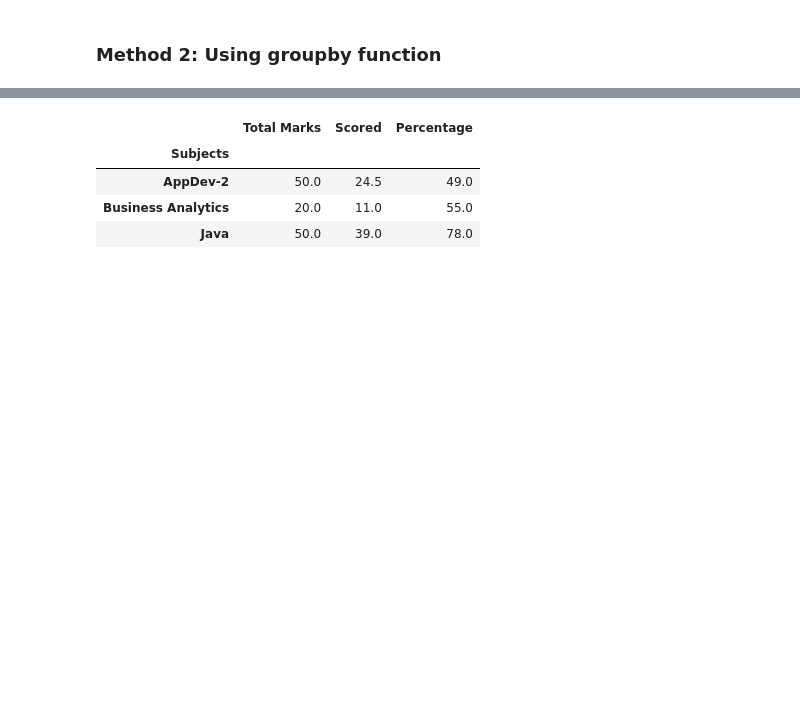
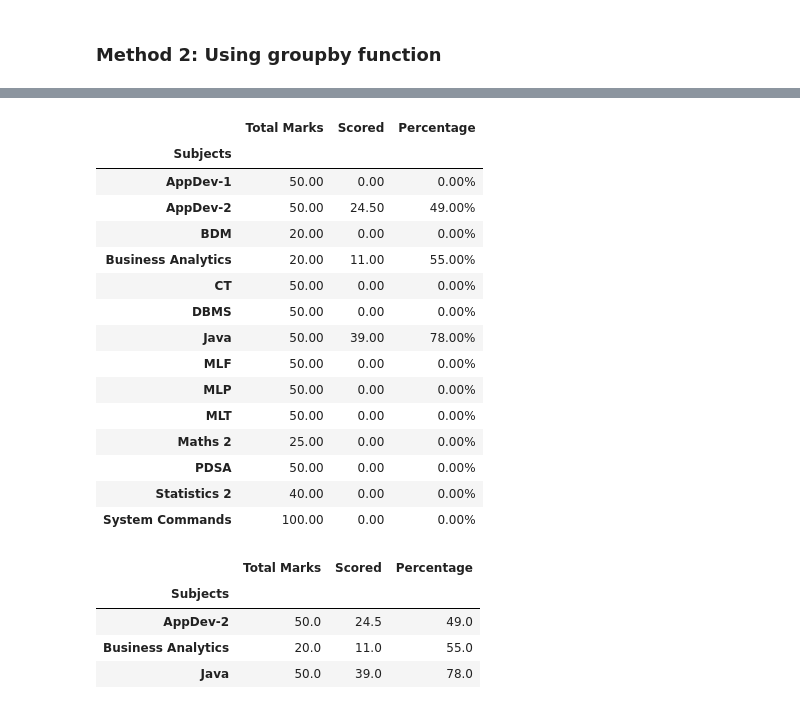
Before and after one commit to hem436/Student-s-Autograder, a Jupyter notebook: Autograder.ipynb, the cells around one changed output, grey strips where cells are left out. Drawn from its saved outputs; the diff is of its cells as text; code cells hidden in the pictures; blank space fills up the shorter version.

```diff
--- a/Autograder.ipynb
+++ b/Autograder.ipynb
@@ -222,7 +222,8 @@ for p in range(0,pdf.getNumPages()):
                             temp=[float(t[0]),float(t[-1])]
                         elif len(temp)==0:
                             temp.append(text)
-if len(row)==3:
+if len(temp)>=1:
+    row.append(temp)
     df.append(row)
 # %%
 print(len(df))
@@ -233,8 +234,7 @@ df[1]
 # %%
 df2=pd.DataFrame(df[1:],columns=df[0])
 df2[file_qid]=df2[file_qid].apply(int)
-#has some issues with index having one extra label
-df2["Subjects"]=np.array(s_head)[0:-1]
+df2["Subjects"]=np.array(s_head)
 df2=df2.sort_values([file_qid])
 df2.head()
 # %% [output]
@@ -324,3 +322,29 @@ report2.columns=["Total Marks","Scored","Percentage"]
+# %%
+report2.columns=["Total Marks","Scored","Percentage"]
+headers = {
+    'selector': 'thead',
+    'props': 'background-color: #0dcaf0; color: white;'
+}
+report2.style.applymap(lambda v: 'color:red;' if (v == 0) else 'color:green',subset=["Percentage","Scored"])\
+    .set_table_styles([headers])\
+    .format({"Total Marks":'{:.2f}',"Scored":'{:.2f}',"Percentage":'{0:,.2f}%'})
+# %% [output]
+|  | Total Marks | Scored | Percentage |
+| Subjects |  |  |  |
+| AppDev-1 | 50.00 | 0.00 | 0.00% |
+| AppDev-2 | 50.00 | 24.50 | 49.00% |
+| BDM | 20.00 | 0.00 | 0.00% |
+| Business Analytics | 20.00 | 11.00 | 55.00% |
+| CT | 50.00 | 0.00 | 0.00% |
+| DBMS | 50.00 | 0.00 | 0.00% |
+| Java | 50.00 | 39.00 | 78.00% |
+| MLF | 50.00 | 0.00 | 0.00% |
+| MLP | 50.00 | 0.00 | 0.00% |
+| MLT | 50.00 | 0.00 | 0.00% |
+| Maths 2 | 25.00 | 0.00 | 0.00% |
+| PDSA | 50.00 | 0.00 | 0.00% |
+| Statistics 2 | 40.00 | 0.00 | 0.00% |
+| System Commands | 100.00 | 0.00 | 0.00% |
 # %%
 report2[report2["Percentage"]>0]
 # %% [output]
```
Also changed, not shown: parts of 2 cells of this notebook.
